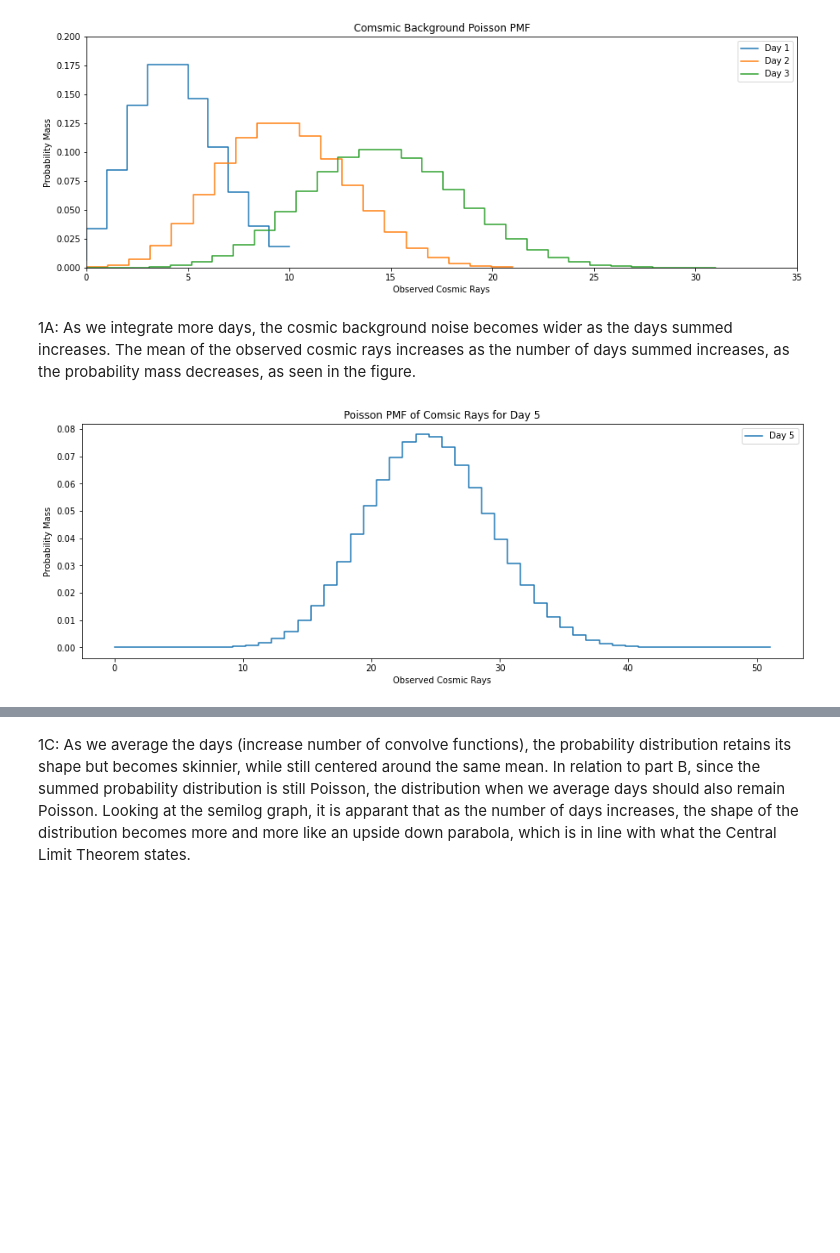
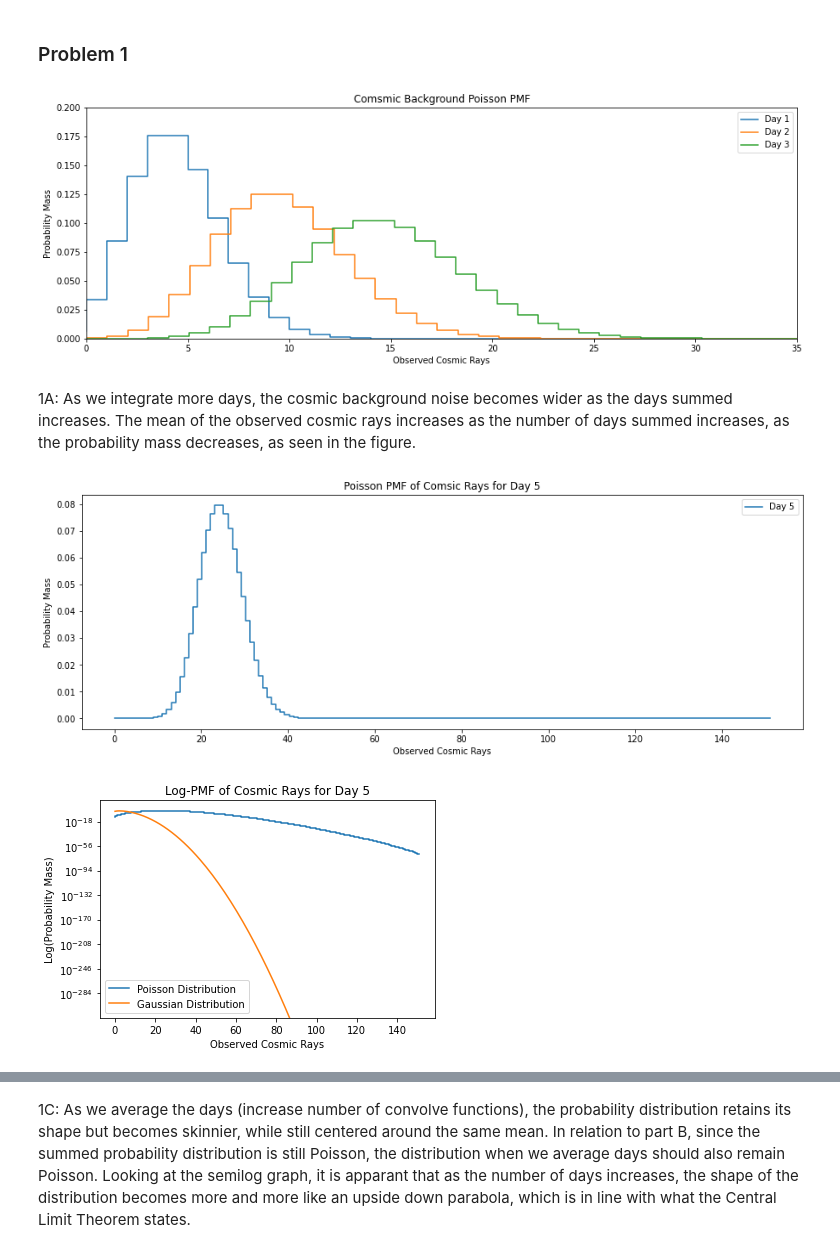
Before and after one commit to StLee314/Phys-434-Fall-2021, a Jupyter notebook: Lab2.ipynb, the cells around one changed output, grey strips where cells are left out. Saved outputs shown, nothing was run; the diff lists cells and outputs as text; code cells hidden in the pictures; blank space fills up the shorter version.

```diff
--- a/Lab2.ipynb
+++ b/Lab2.ipynb
@@ -6,10 +6,11 @@ import scipy
 from scipy import stats
 from scipy import special
 from scipy.stats import poisson
+# %% [markdown]
+### Problem 1
 # %%
-### Problem 1
 # Part 1A
-x0 = np.linspace(0, 10, 11)
+x0 = np.linspace(0, 30, 31)
 dist = stats.poisson.pmf(x0, 5) # mu = 5
 
 conv1 = np.convolve(dist, dist)
@@ -40,23 +41,41 @@ ax.legend(loc='best')
 
 plt.show()
 # %% [output]
-[figure, old version]
+[figure, new version]
 # %% [markdown]
 1A: As we integrate more days, the cosmic background noise becomes wider as the days summed increases. The mean of the observed cosmic rays increases as the number of days summed increases, as the probability mass decreases, as seen in the figure.
 # %%
 # Part 1B
 conv3 = np.convolve(conv2, dist)
 conv4 = np.convolve(conv3, dist)
 x4 = np.linspace(0, len(conv4), len(conv4))
 
-fig, ax = plt.subplots(1, 1, figsize = (15, 5))
+x = np.linspace(0, 30, 31)
+norm = stats.norm.pdf(x)
+conv5 = np.convolve(norm, norm)
+conv6 = np.convolve(conv5, norm)
+conv7 = np.convolve(conv6, norm)
+conv8 = np.convolve(conv7, norm)
+x8 = np.linspace(0, len(conv8), num=len(conv8))
+
+fig, ax = plt.subplots(1, 1, figsize=(15, 5))
 
 plt.step(x4, conv4, label='Day 5')
 plt.title('Poisson PMF of Comsic Rays for Day 5')
 plt.xlabel("Observed Cosmic Rays")
 plt.ylabel('Probability Mass')
 plt.legend(loc='best')
 plt.show()
+
+plt.step(x4, conv4, label='Poisson Distribution')
+plt.plot(x8, conv8, label='Gaussian Distribution')
+plt.title('Log-PMF of Cosmic Rays for Day 5')
+plt.xlabel("Observed Cosmic Rays")
+plt.ylabel('Log(Probability Mass)')
+plt.legend(loc='best')
+plt.semilogy()
+plt.show()
 # %% [output]
-[figure, old version]
+[figure, new version]
+[figure, added]
 # %% [markdown]
```
Also changed, not shown: parts of 6 cells of this notebook.
